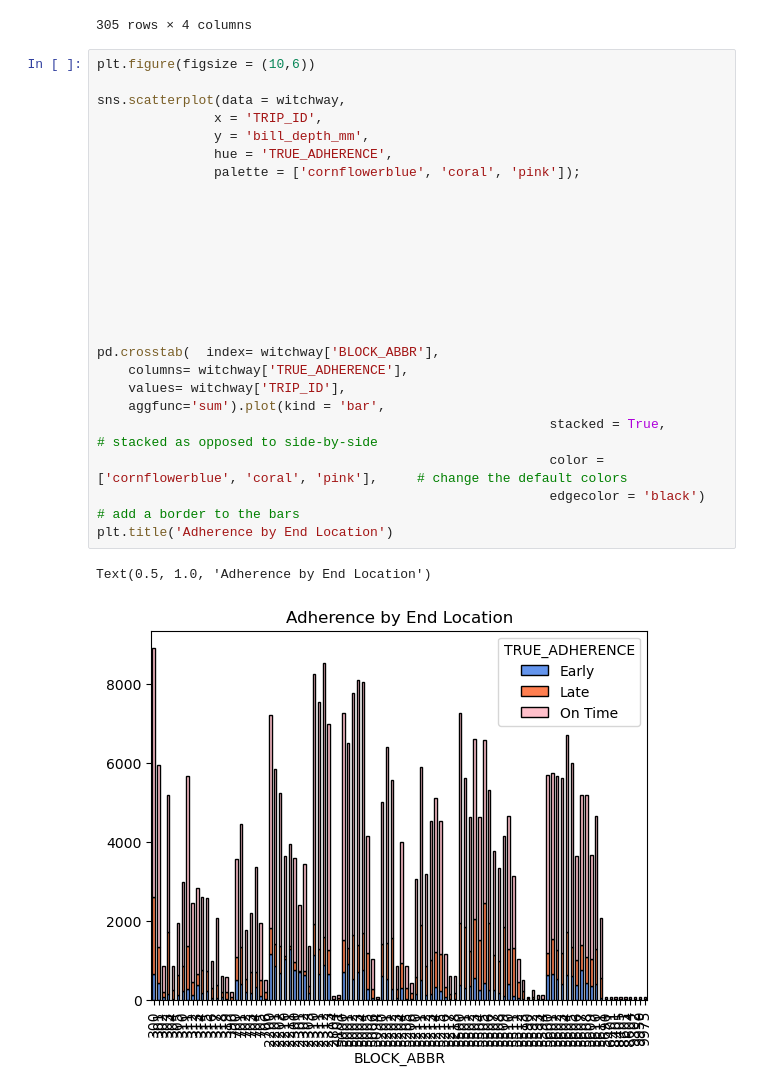
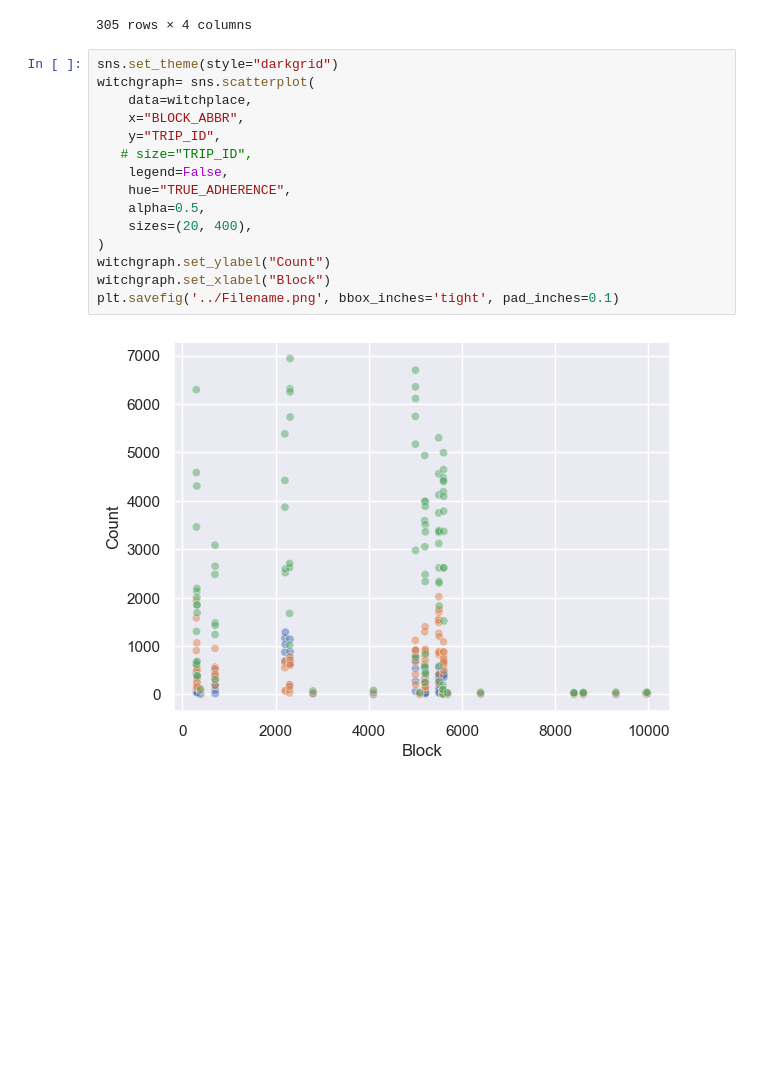
Before and after one commit to NewForce-Cohort-11-Data/wego-good-wheel-hunting, a Jupyter notebook: notebooks/WeGo Data Introduction.ipynb, the cells around one changed output. Cells and saved outputs as stored; diff of their text form; blank space fills up the shorter version.

```diff
--- a/notebooks/WeGo Data Introduction.ipynb
+++ b/notebooks/WeGo Data Introduction.ipynb
@@ -240,34 +240,23 @@ See the caveats in the documentation: https://pandas.pydata.org/pandas-docs/stab
 | 303 | On Time | 9950 | 42 | 37 |
 | 304 | On Time | 9975 | 47 | 42 |
 305 rows × 4 columns
-# %%
-plt.figure(figsize = (10,6))
-
-sns.scatterplot(data = witchway,
-               x = 'TRIP_ID',
-               y = 'bill_depth_mm',
-               hue = 'TRUE_ADHERENCE',
-               palette = ['cornflowerblue', 'coral', 'pink']);
-
-
-
-
-
-
-
-
-
-pd.crosstab(  index= witchway['BLOCK_ABBR'],
-    columns= witchway['TRUE_ADHERENCE'],
-    values= witchway['TRIP_ID'],
-    aggfunc='sum').plot(kind = 'bar',
-                                                          stacked = True,       # stacked as opposed to side-by-side
-                                                          color = ['cornflowerblue', 'coral', 'pink'],     # change the default colors
-                                                          edgecolor = 'black')              # add a border to the bars
-plt.title('Adherence by End Location')
-# %% [output]
-Text(0.5, 1.0, 'Adherence by End Location')
-[figure, removed]
+# %%
+sns.set_theme(style="darkgrid")
+witchgraph= sns.scatterplot(
+    data=witchplace,
+    x="BLOCK_ABBR",
+    y="TRIP_ID",
+   # size="TRIP_ID",
+    legend=False,
+    hue="TRUE_ADHERENCE",
+    alpha=0.5,
+    sizes=(20, 400),
+)
+witchgraph.set_ylabel("Count")
+witchgraph.set_xlabel("Block")
+plt.savefig('../Filename.png', bbox_inches='tight', pad_inches=0.1)
+# %% [output]
+[figure, added]
 # %%
 pd.crosstab(  index= witchway['ROUTE_DIRECTION_NAME'],
     columns= witchway['TRUE_ADHERENCE'],
```
Also changed, not shown: parts of 2 cells of this notebook, 3 other files.
